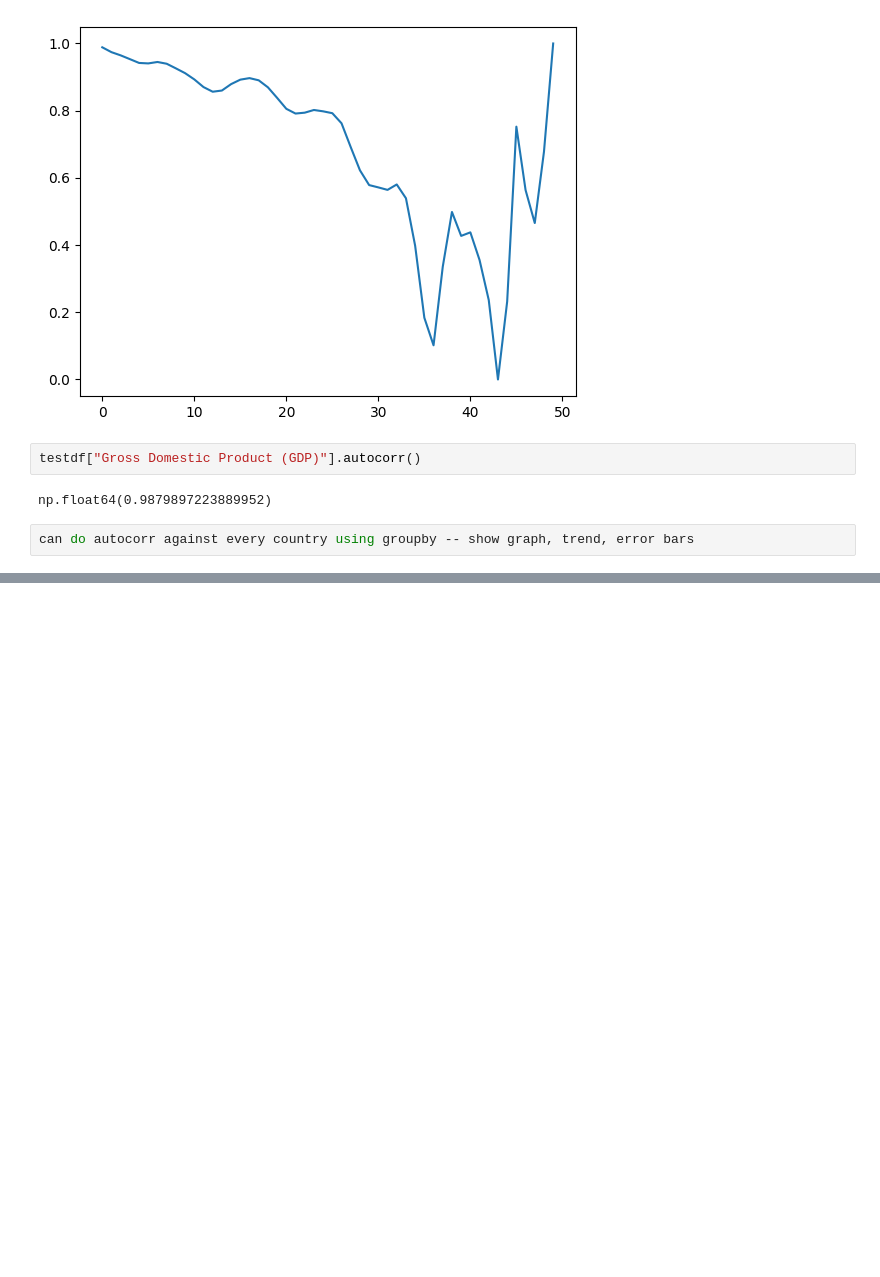
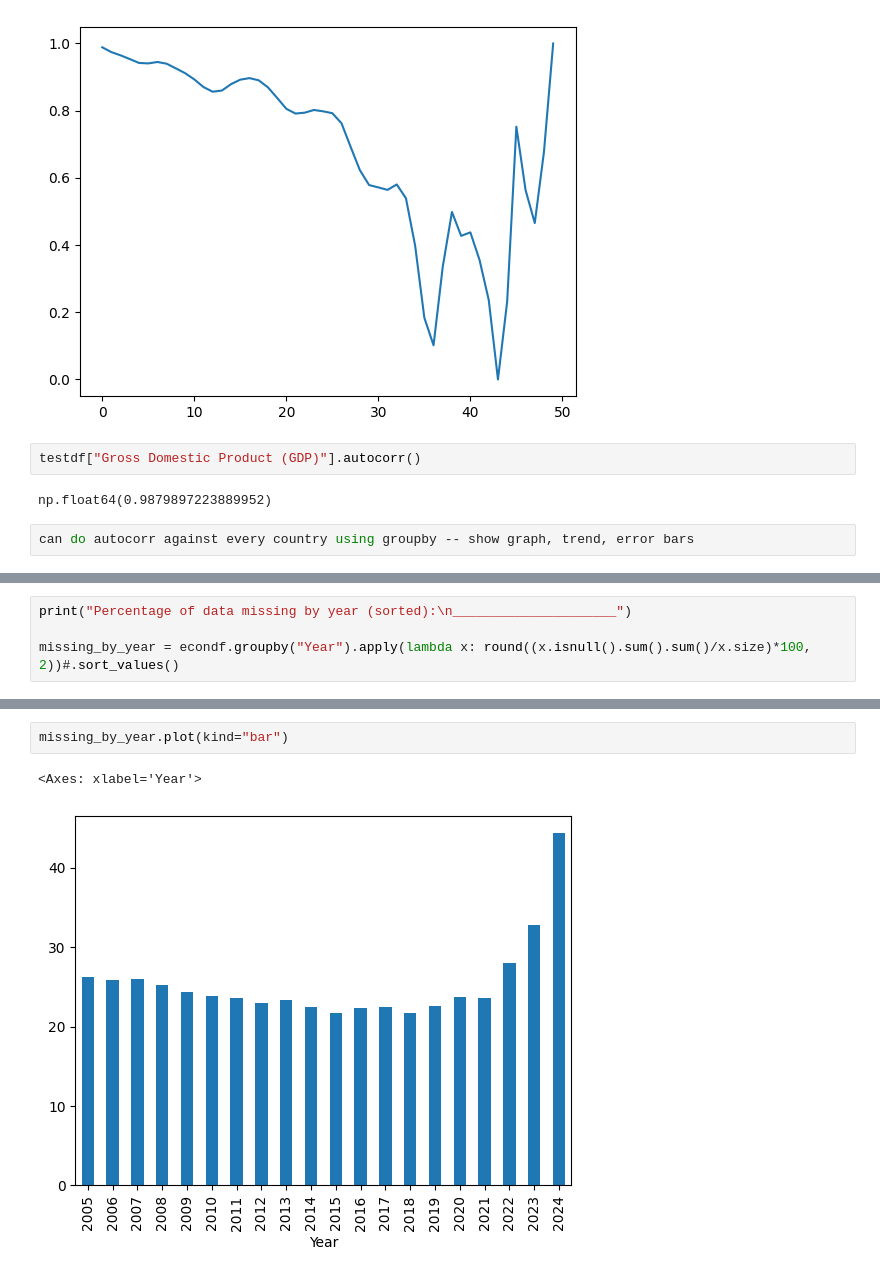
Before and after one commit to Orilly/data-science-summative, a Jupyter notebook: cleaning.ipynb, the cells around one changed output, grey strips where cells are left out. Saved outputs shown, nothing was run; the diff lists cells and outputs as text; blank space fills up the shorter version.

```diff
--- a/cleaning.ipynb
+++ b/cleaning.ipynb
@@ -240,0 +292,4 @@ can do autocorr against every country using groupby -- show graph, trend, error
+# %%
+print("Percentage of data missing by year (sorted):\n_____________________")
+
+missing_by_year = econdf.groupby("Year").apply(lambda x: round((x.isnull().sum().sum()/x.size)*100, 2))#.sort_values()
@@ -240,0 +331,5 @@ can do autocorr against every country using groupby -- show graph, trend, error
+# %%
+missing_by_year.plot(kind="bar")
+# %% [output]
+<Axes: xlabel='Year'>
+[figure, added]
```
Also changed, not shown: parts of 21 cells of this notebook.
